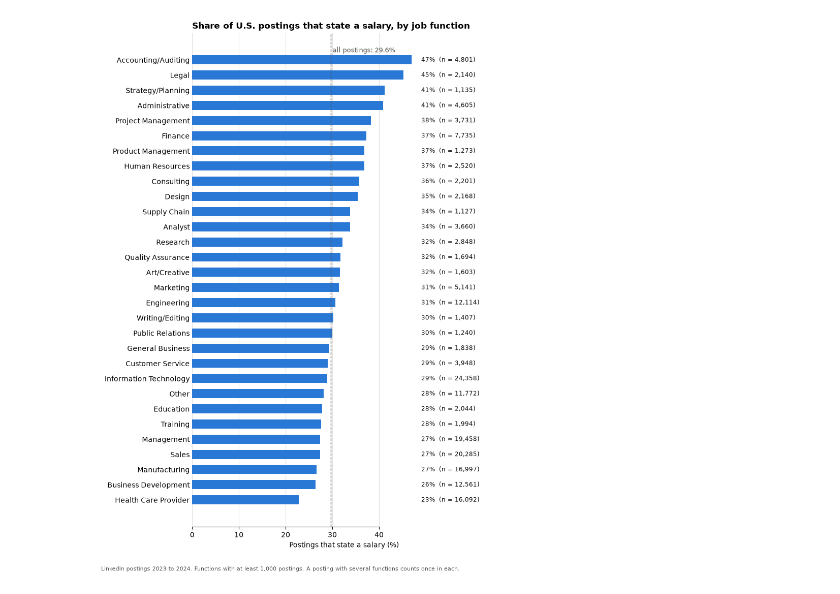
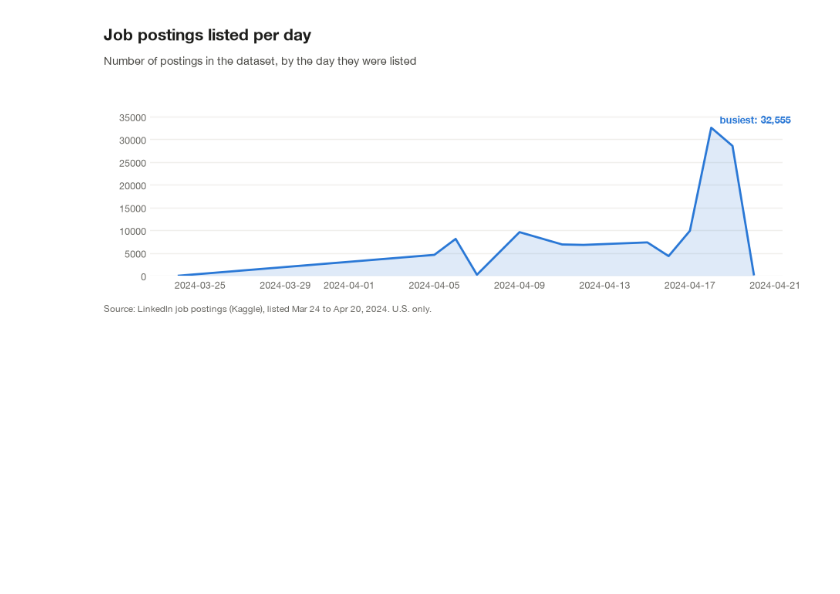
Before and after one commit to jessyyi/Py3onistas, a Jupyter notebook: notebooks/01_data_eda.ipynb, the cells around one changed output. Cells and saved outputs as stored; diff of their text form; code cells hidden in the pictures; blank space fills up the shorter version.

Commit message:
Add market EDA for RQ1: skills, salary, requirements, competition

```diff
--- a/notebooks/01_data_eda.ipynb
+++ b/notebooks/01_data_eda.ipynb
@@ -12,0 +15,23 @@ print(clean.shape)
+# %%
+import sys
+sys.path.append("..")
+from datetime import date
+from pathlib import Path
+
+import pandas as pd
+import matplotlib.pyplot as plt
+
+from src.data_processing import load_clean_jobs, load_raw_tables
+from src.feature_extraction import extract_skills
+from src.text_signals import add_text_signals, DEGREE_ORDER
+from src import market_analysis as ma
+from src import market_plots as mp
+
+# change this to where the Kaggle files are on your computer
+RAW_DIR = Path("~/Downloads/archive").expanduser()
+PROCESSED = "../data/processed"
+FIG = "../figures"
+SOURCE = "Source: LinkedIn job postings (Kaggle), listed Mar 24 to Apr 20, 2024. U.S. only."
+
+clean = load_clean_jobs(f"{PROCESSED}/clean_jobs.parquet")
+print(clean.shape)
@@ -12,0 +42,6 @@ print(clean.shape)
+# %%
+tables = load_raw_tables(RAW_DIR)
+jobs = ma.add_posting_details(clean, tables)
+jobs = ma.add_pay_transparency_flag(jobs)
+overall_disclosure = jobs["salary_disclosed"].mean()
+jobs.shape
@@ -34,43 +68,8 @@ Name: count, dtype: int64
-# %%
-coverage = pd.read_csv("../data/processed/audit_function_coverage.csv", index_col=0)
-coverage = coverage[(coverage.index != "(none)") & (coverage["postings"] >= 1000)]
-coverage = coverage.sort_values("salary_disclosure_rate")
-overall = clean["salary_disclosed"].mean()
-
-max_pct = coverage["salary_disclosure_rate"].max() * 100
-label_x = max_pct + 2
-
-fig, ax = plt.subplots(figsize=(8, 0.32 * len(coverage) + 1.4))
-
-# Bars and the overall reference line
-ax.barh(coverage.index, coverage["salary_disclosure_rate"] * 100, color="#2a78d6", height=0.6)
-ax.axvline(overall * 100, color="#52514e", linestyle="--", linewidth=1)
-ax.text(overall * 100 + 0.4, len(coverage) - 0.5, f"all postings: {overall:.1%}",
-        color="#52514e", fontsize=9)
-
-# Value labels in one column to the right of the longest bar
-for y, (rate, n) in enumerate(zip(coverage["salary_disclosure_rate"], coverage["postings"])):
-    ax.text(label_x, y, f"{rate:.0%}  (n = {n:,})", va="center", fontsize=8.5, color="#0b0b0b")
-
-# Axes and text
-ax.set_xlim(0, label_x + 16)
-ax.set_xticks(range(0, int(max_pct) + 1, 10))
-ax.set_xlabel("Postings that state a salary (%)")
-ax.set_title("Share of U.S. postings that state a salary, by job function",
-             loc="left", fontsize=12, fontweight="bold")
-fig.text(0.01, 0.005, "LinkedIn postings 2023 to 2024. Functions with at least 1,000 postings. "
-         "A posting with several functions counts once in each.", fontsize=8, color="#52514e")
-
-# Clean look
-for side in ["top", "right", "left"]:
-    ax.spines[side].set_visible(False)
-ax.tick_params(axis="y", length=0)
-ax.grid(axis="x", color="#e1e0d9", linewidth=0.8)
-ax.set_axisbelow(True)
-ax.spines["bottom"].set_bounds(0, 40)
-fig.tight_layout(rect=(0, 0.03, 1, 1))
-
-fig.savefig("../figures/salary_disclosure_by_function.png", dpi=200, bbox_inches="tight")
-plt.show()
-# %% [output]
-[figure, removed]
+# %%
+daily = ma.postings_over_time(jobs, "D")
+mp.plot_over_time(daily, "Job postings listed per day",
+                  "Number of postings in the dataset, by the day they were listed",
+                  SOURCE, path=f"{FIG}/postings_over_time.png")
+plt.show()
+# %% [output]
+[figure, added]
```
Also changed, not shown: parts of 61 cells of this notebook, 25 other files.
